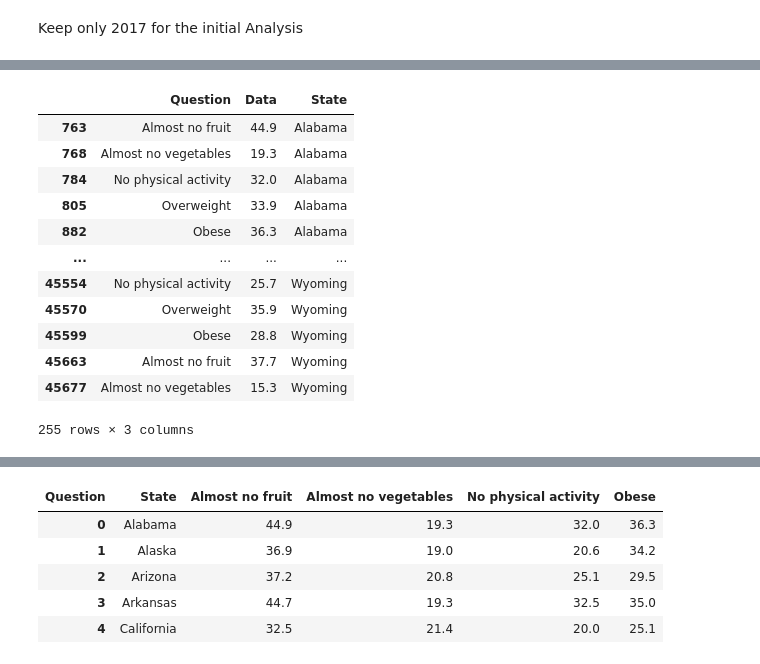
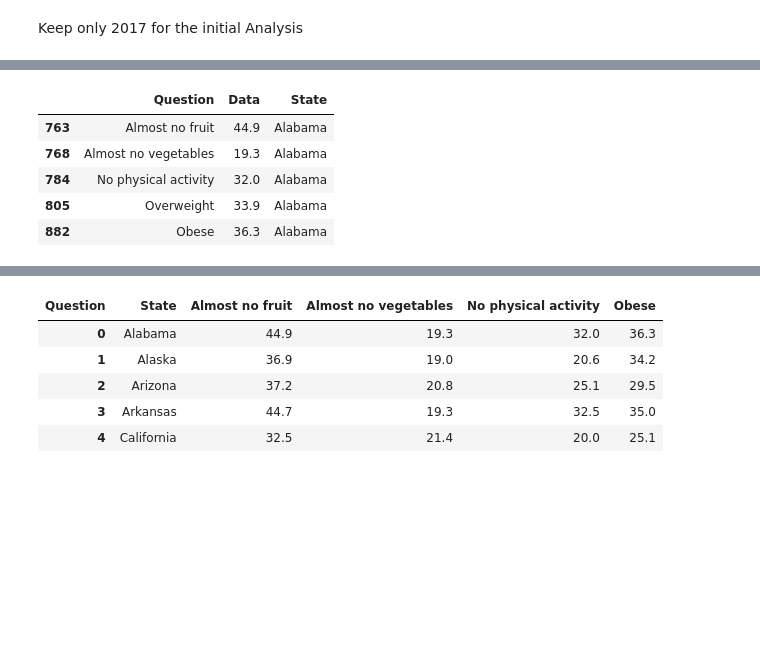
Before and after one commit to DimitriKourouniotis/Capstone-2, a Jupyter notebook: Capstone 2.ipynb, the cells around one changed output, grey strips where cells are left out. Drawn from its saved outputs; the diff is of its cells as text; code cells hidden in the pictures; blank space fills up the shorter version.

```diff
--- a/Capstone 2.ipynb
+++ b/Capstone 2.ipynb
@@ -626,6 +626,12 @@ df_2018 = (df_2018_raw
 # %%
 df_2015_reduced = df_2015.loc[df_2015['QuestionID'].isin(['Q018','Q019'])]
 df_2018_reduced = df_2018.loc[df_2018['QuestionID'].isin(['Q018','Q019'])]
+# %%
+#Filter results for only the 5 basic questions, Overwieght/Obese, and diet and exercise habit
+
+relevant_questions = ['Q018','Q019','Q036','Q037','Q047']
+df_2015_Q = df_2015[df_2015.QuestionID.isin(relevant_questions)]
+df_2018_Q = df_2018[df_2018.QuestionID.isin(relevant_questions)]
 # %%
 #Filter down the 2018 dataset to have just rows for 2016-2018
 # Create list for years
@@ -696,21 +695,14 @@ df_2017_regions.head(5)
 # %%
 ## Keep Totals
 df_total= df_2017_regions.query('Category=="Total"')
 
 #Keep only needed columns 'State'
 df_total_State= df_total[['Question','Data','State']]
-df_total_State
+df_total_State.head(5)
 # %% [output]
 |  | Question | Data | State |
 | 763 | Almost no fruit | 44.9 | Alabama |
 | 768 | Almost no vegetables | 19.3 | Alabama |
 | 784 | No physical activity | 32.0 | Alabama |
 | 805 | Overweight | 33.9 | Alabama |
 | 882 | Obese | 36.3 | Alabama |
-| ... | ... | ... | ... |
-| 45554 | No physical activity | 25.7 | Wyoming |
-| 45570 | Overweight | 35.9 | Wyoming |
-| 45599 | Obese | 28.8 | Wyoming |
-| 45663 | Almost no fruit | 37.7 | Wyoming |
-| 45677 | Almost no vegetables | 15.3 | Wyoming |
-255 rows × 3 columns
```
Also changed, not shown: parts of 30 cells of this notebook.
